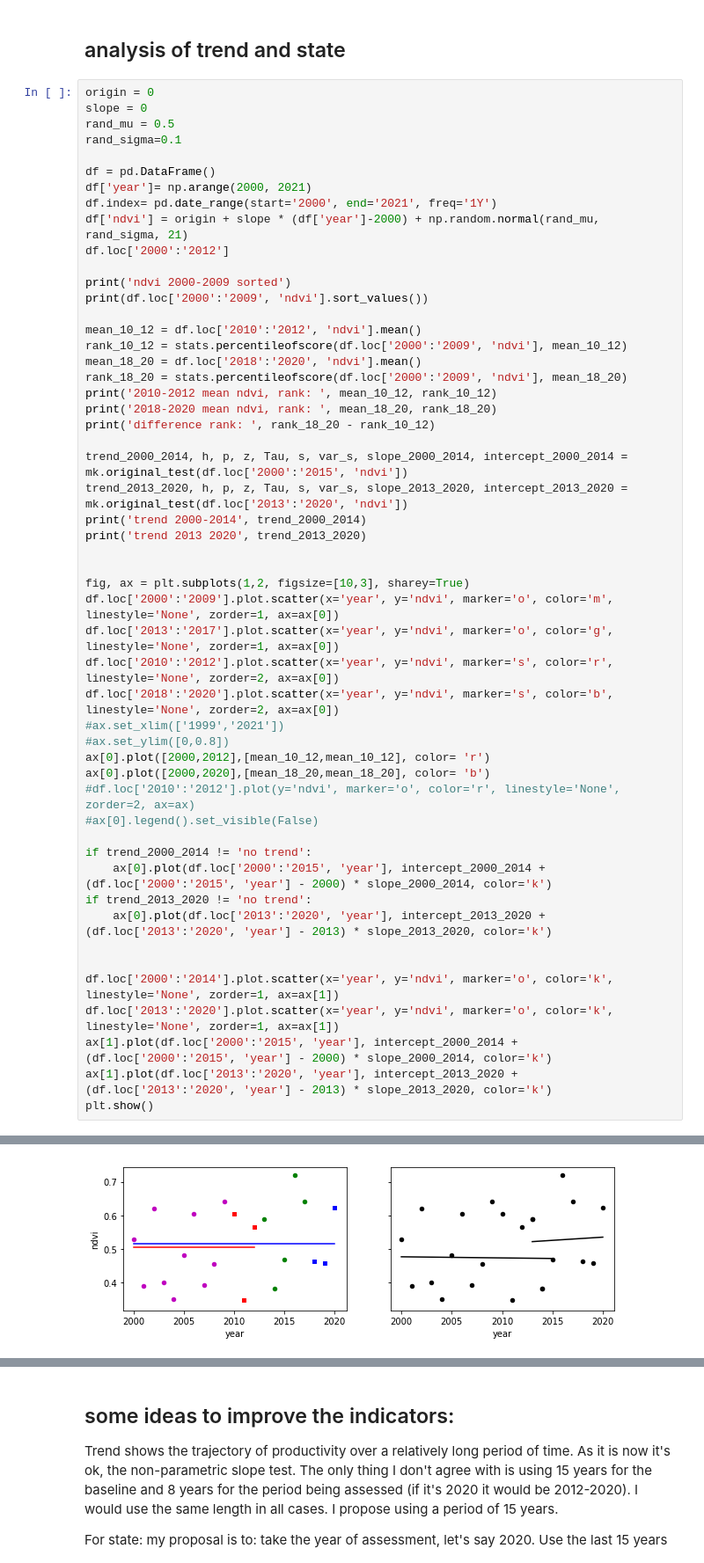
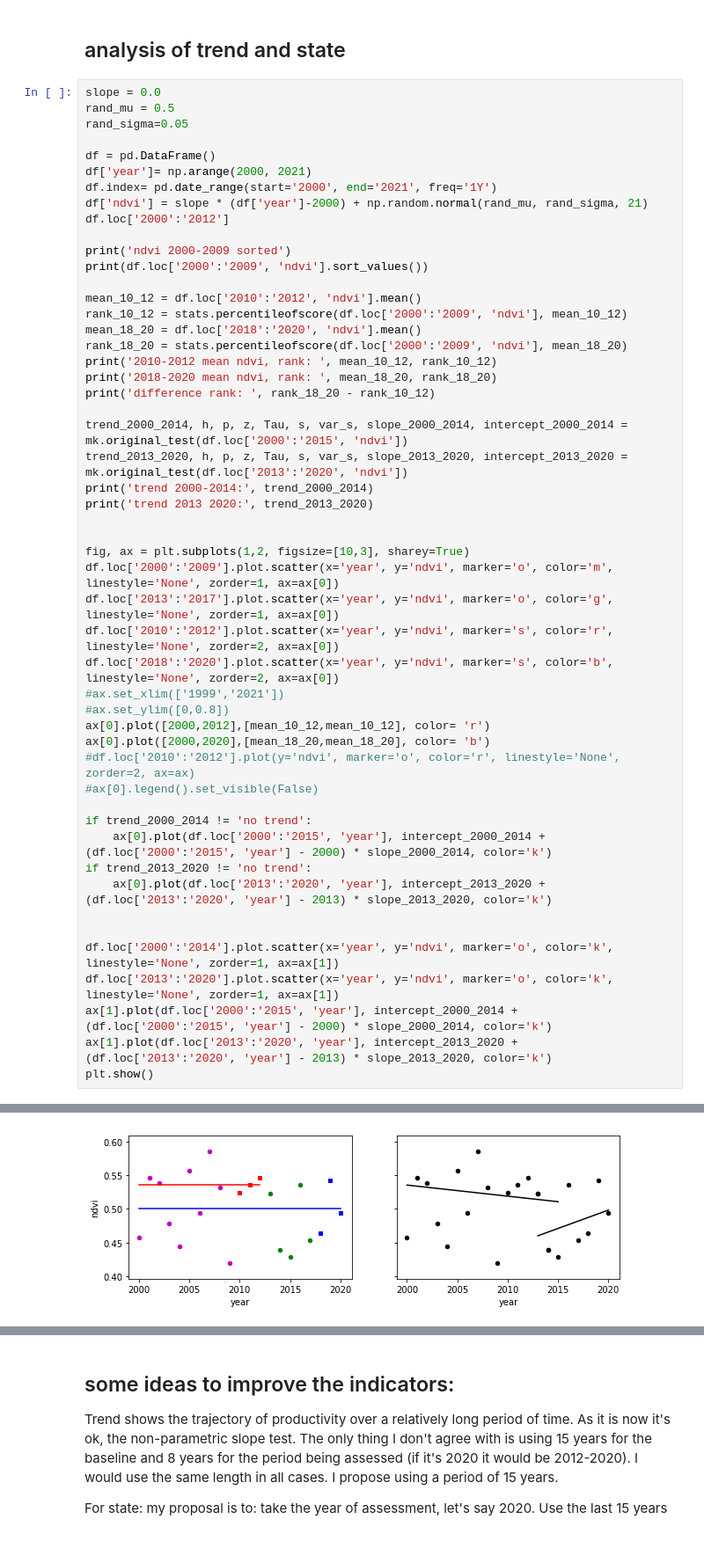
Before and after one commit to juan-guerschman/GPG, a Jupyter notebook: land productivity State analysis.ipynb, the cells around one changed output, grey strips where cells are left out. Shown at 88% size. Cells and saved outputs as stored; diff of their text form.

```diff
--- a/land productivity State analysis.ipynb
+++ b/land productivity State analysis.ipynb
@@ -8,15 +8,14 @@ import pymannkendall as mk
 # %% [markdown]
 ## analysis of trend and state
 # %%
-origin = 0
-slope = 0
+slope = 0.0
 rand_mu = 0.5
-rand_sigma=0.1
+rand_sigma=0.05
 
 df = pd.DataFrame()
 df['year']= np.arange(2000, 2021)
 df.index= pd.date_range(start='2000', end='2021', freq='1Y')
-df['ndvi'] = origin + slope * (df['year']-2000) + np.random.normal(rand_mu, rand_sigma, 21)
+df['ndvi'] = slope * (df['year']-2000) + np.random.normal(rand_mu, rand_sigma, 21)
 df.loc['2000':'2012']
 
 print('ndvi 2000-2009 sorted')
@@ -32,8 +31,8 @@ print('difference rank: ', rank_18_20 - rank_10_12)
 
 trend_2000_2014, h, p, z, Tau, s, var_s, slope_2000_2014, intercept_2000_2014 = mk.original_test(df.loc['2000':'2015', 'ndvi'])
 trend_2013_2020, h, p, z, Tau, s, var_s, slope_2013_2020, intercept_2013_2020 = mk.original_test(df.loc['2013':'2020', 'ndvi'])
-print('trend 2000-2014', trend_2000_2014)
-print('trend 2013 2020', trend_2013_2020)
+print('trend 2000-2014:', trend_2000_2014)
+print('trend 2013 2020:', trend_2013_2020)
 
 
 fig, ax = plt.subplots(1,2, figsize=[10,3], sharey=True)
@@ -80,4 +79,4 @@ trend 2013 2020 no trend
-[figure, old version]
+[figure, new version]
 # %%
 results = pd.DataFrame()
 
```
Also changed, not shown: parts of 5 cells of this notebook.
